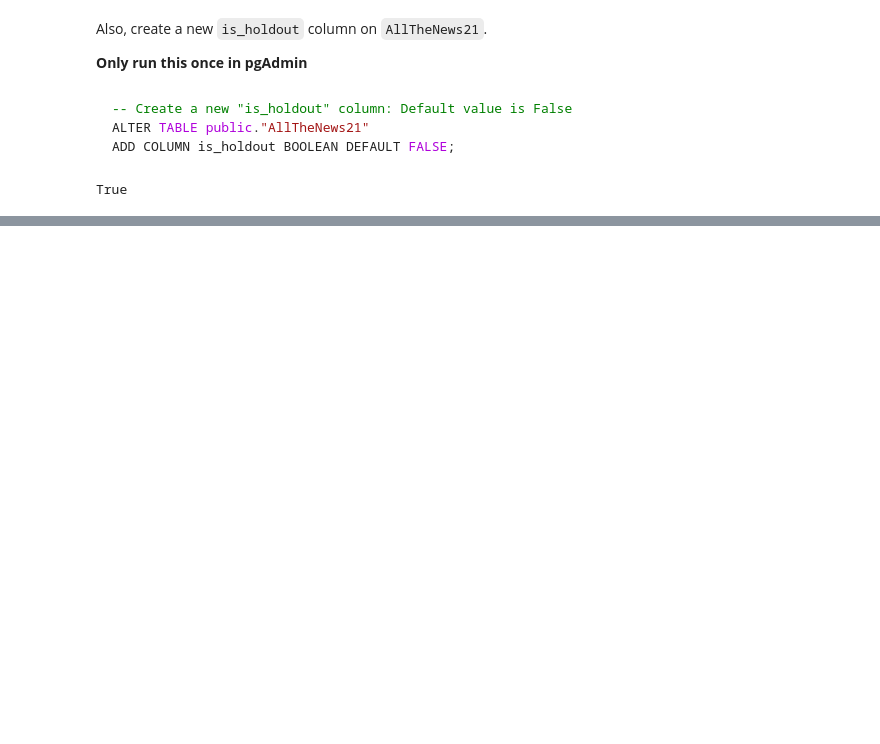
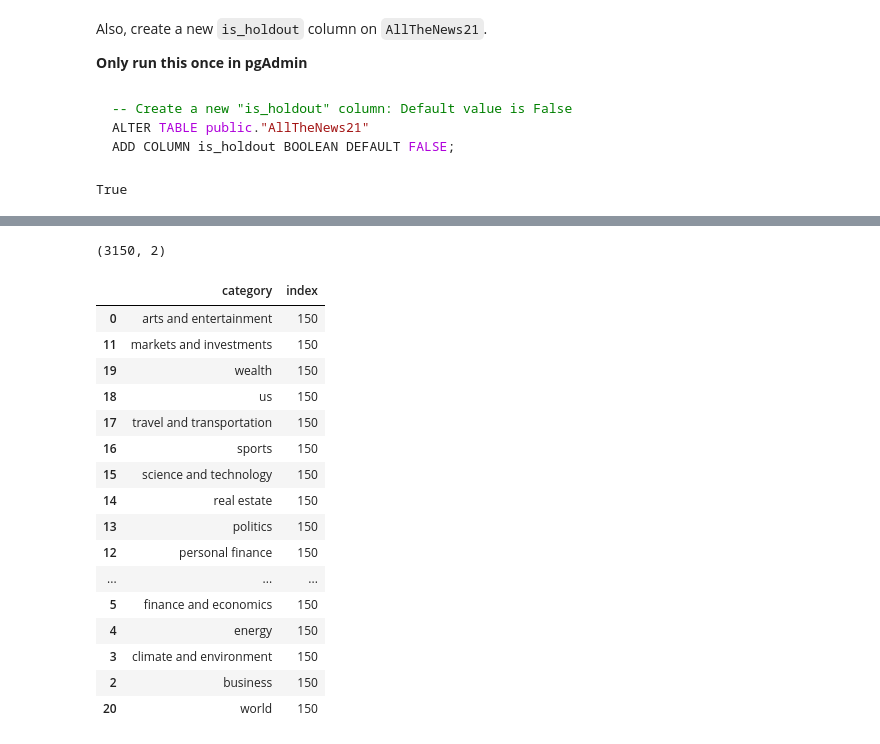
Before and after one commit to maevadevs/Whats-In-The-News, a Jupyter notebook: notebooks/12. Flagging Some Entries in All The News 2.1 DB for is_good_article and is_holdout.ipynb, the cells around one changed output, grey strips where cells are left out. Saved outputs shown, nothing was run; the diff lists cells and outputs as text; code cells hidden in the pictures; blank space fills up the shorter version.

```diff
--- a/notebooks/12. Flagging Some Entries in All The News 2.1 DB for is_good_article and is_holdout.ipynb
+++ b/notebooks/12. Flagging Some Entries in All The News 2.1 DB for is_good_article and is_holdout.ipynb
@@ -112,6 +161,8 @@ categories = [
 ]
 # %%
 # Select random articles per category to use as holdout set
+# Make sure to apply all the necessary filters
+
 houldout_articles = pd.DataFrame()
 
 for cat in categories:
@@ -122,8 +173,33 @@ for cat in categories:
         category
     FROM public."AllTheNews21"
     WHERE category = '{cat}'
+    AND is_good_article = true
+    AND year >= 2018
     ORDER BY RANDOM()
-    LIMIT 200
+    LIMIT 150
     """
     houldout_articles = houldout_articles.append(pd.read_sql(q, con=engine))
+# %%
+# Check the holdout set
+display(houldout_articles.shape)
+display(houldout_articles.groupby("category").count().reset_index().sort_values("index", ascending=False))
+# %% [output]
+(3150, 2)
+|  | category | index |
+| 0 | arts and entertainment | 150 |
+| 11 | markets and investments | 150 |
+| 19 | wealth | 150 |
+| 18 | us | 150 |
+| 17 | travel and transportation | 150 |
+| 16 | sports | 150 |
+| 15 | science and technology | 150 |
+| 14 | real estate | 150 |
+| 13 | politics | 150 |
+| 12 | personal finance | 150 |
+| ... | ... | ... |
+| 5 | finance and economics | 150 |
+| 4 | energy | 150 |
+| 3 | climate and environment | 150 |
+| 2 | business | 150 |
+| 20 | world | 150 |
 # %%
```
Also changed, not shown: parts of 32 cells of this notebook, 3 other files.
